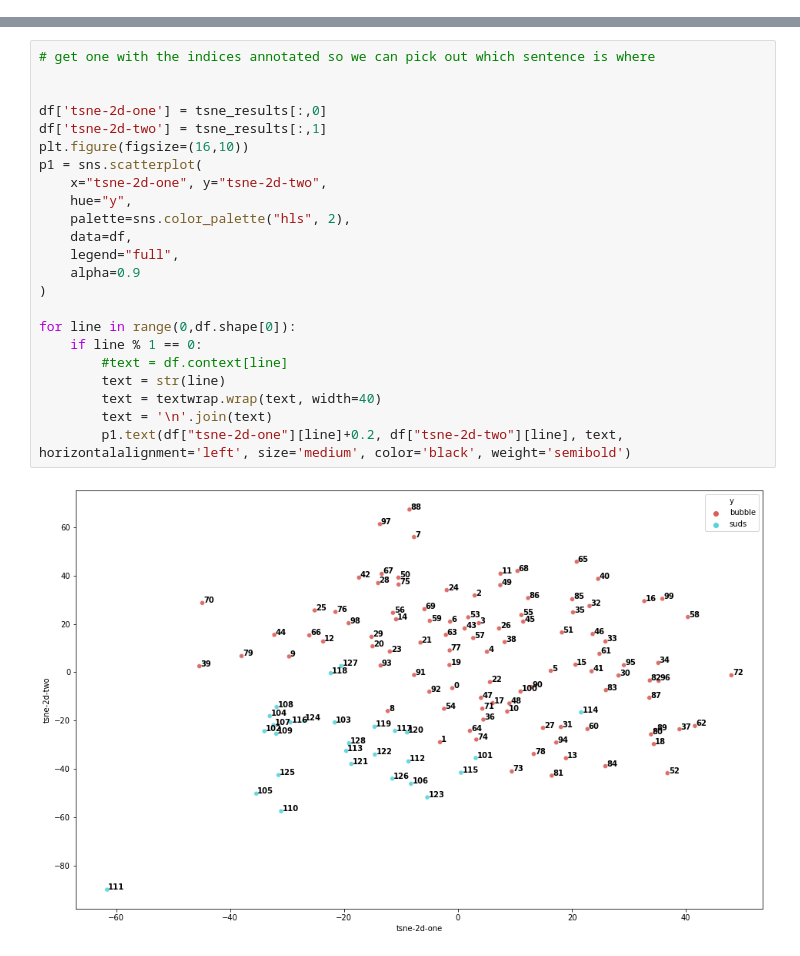
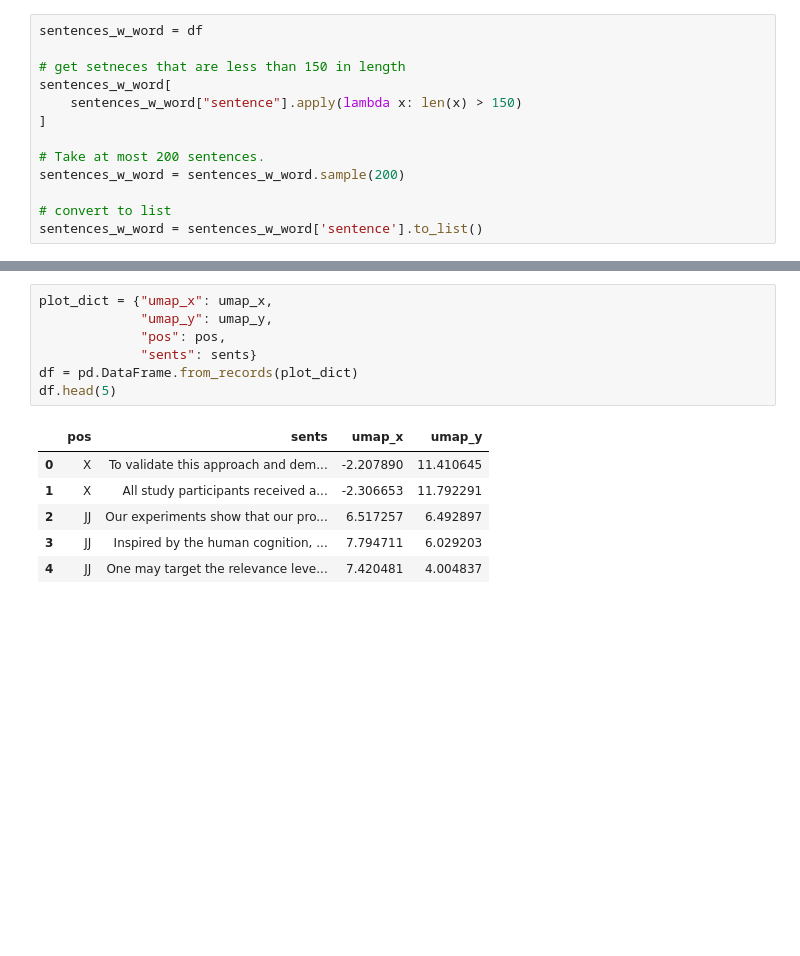
Before and after one commit to gchronis/acl_metapragmatics, a Jupyter notebook: TSNE_similarity_visualization_reusable.ipynb, the cells around one changed output, grey strips where cells are left out. Cells and saved outputs as stored; diff of their text form; blank space fills up the shorter version.

```diff
--- a/TSNE_similarity_visualization_reusable.ipynb
+++ b/TSNE_similarity_visualization_reusable.ipynb
@@ -117,0 +63,13 @@ t-SNE done! Time elapsed: 0.1354970932006836 seconds
+# %%
+sentences_w_word = df
+
+# get setneces that are less than 150 in length
+sentences_w_word[
+    sentences_w_word["sentence"].apply(lambda x: len(x) > 150)
+]
+
+# Take at most 200 sentences.
+sentences_w_word = sentences_w_word.sample(200)
+
+# convert to list
+sentences_w_word = sentences_w_word['sentence'].to_list()
@@ -143,25 +128,14 @@ for line in range(0,df.shape[0]):
-# %%
-# get one with the indices annotated so we can pick out which sentence is where
-
-
-df['tsne-2d-one'] = tsne_results[:,0]
-df['tsne-2d-two'] = tsne_results[:,1]
-plt.figure(figsize=(16,10))
-p1 = sns.scatterplot(
-    x="tsne-2d-one", y="tsne-2d-two",
-    hue="y",
-    palette=sns.color_palette("hls", 2),
-    data=df,
-    legend="full",
-    alpha=0.9
-)
-
-for line in range(0,df.shape[0]):
-    if line % 1 == 0:
-        #text = df.context[line]
-        text = str(line)
-        text = textwrap.wrap(text, width=40)
-        text = '\n'.join(text)
-        p1.text(df["tsne-2d-one"][line]+0.2, df["tsne-2d-two"][line], text, horizontalalignment='left', size='medium', color='black', weight='semibold')
-# %% [output]
-[figure, removed]
+# %%
+plot_dict = {"umap_x": umap_x,
+             "umap_y": umap_y,
+             "pos": pos,
+             "sents": sents}
+df = pd.DataFrame.from_records(plot_dict)
+df.head(5)
+# %% [output]
+|  | pos | sents | umap_x | umap_y |
+| 0 | X | To validate this approach and dem... | -2.207890 | 11.410645 |
+| 1 | X | All study participants received a... | -2.306653 | 11.792291 |
+| 2 | JJ | Our experiments show that our pro... | 6.517257 | 6.492897 |
+| 3 | JJ | Inspired by the human cognition, ... | 7.794711 | 6.029203 |
+| 4 | JJ | One may target the relevance leve... | 7.420481 | 4.004837 |
```
Also changed, not shown: parts of 21 cells of this notebook.
